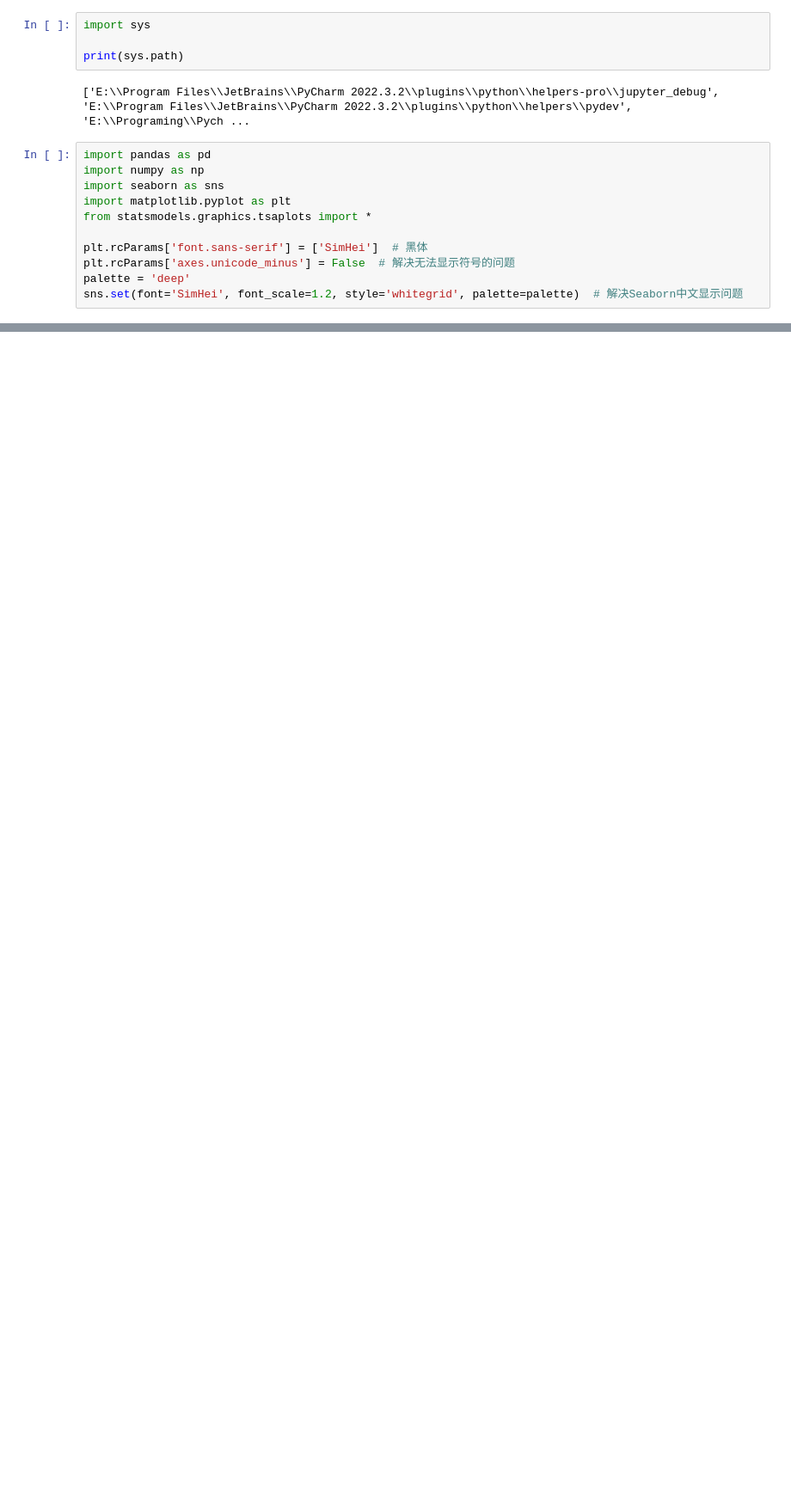
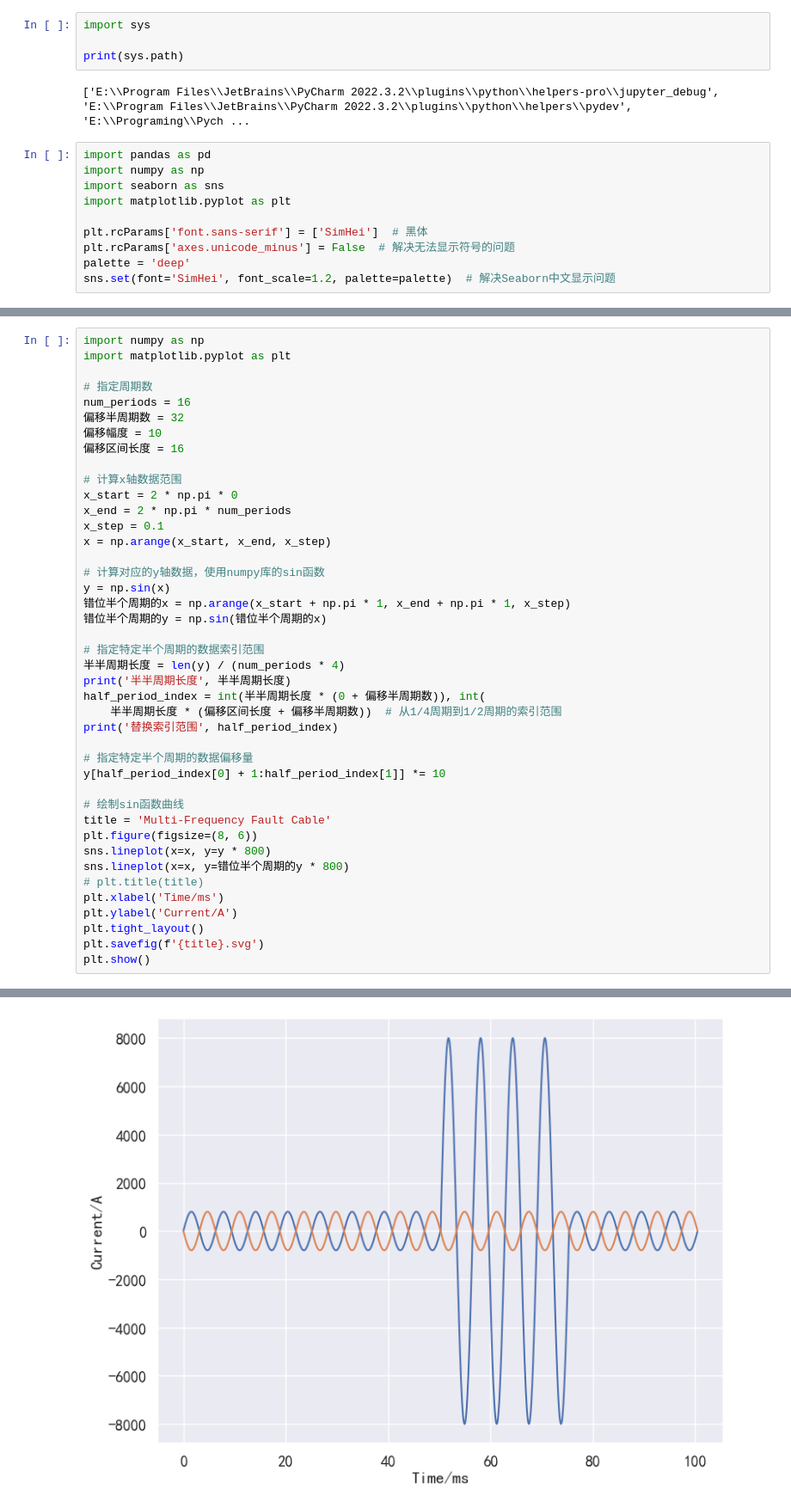
Before and after one commit to james-curtis/EIVolume, a Jupyter notebook: eivolume/paper/基于机器学习的电缆故障检测和诊断方法/main.ipynb, the cells around one changed output, grey strips where cells are left out. Shown at 86% size. Cells and saved outputs as stored; diff of their text form; blank space fills up the shorter version.

```diff
--- a/eivolume/paper/基于机器学习的电缆故障检测和诊断方法/main.ipynb
+++ b/eivolume/paper/基于机器学习的电缆故障检测和诊断方法/main.ipynb
@@ -9,9 +9,8 @@ import pandas as pd
 import numpy as np
 import seaborn as sns
 import matplotlib.pyplot as plt
-from statsmodels.graphics.tsaplots import *
 
 plt.rcParams['font.sans-serif'] = ['SimHei']  # 黑体
 plt.rcParams['axes.unicode_minus'] = False  # 解决无法显示符号的问题
 palette = 'deep'
-sns.set(font='SimHei', font_scale=1.2, style='whitegrid', palette=palette)  # 解决Seaborn中文显示问题
+sns.set(font='SimHei', font_scale=1.2, palette=palette)  # 解决Seaborn中文显示问题
@@ -17,0 +21,43 @@ sns.set(font='SimHei', font_scale=1.2, style='whitegrid', palette=palette)  #
+# %%
+import numpy as np
+import matplotlib.pyplot as plt
+
+# 指定周期数
+num_periods = 16
+偏移半周期数 = 32
+偏移幅度 = 10
+偏移区间长度 = 16
+
+# 计算x轴数据范围
+x_start = 2 * np.pi * 0
+x_end = 2 * np.pi * num_periods
+x_step = 0.1
+x = np.arange(x_start, x_end, x_step)
+
+# 计算对应的y轴数据，使用numpy库的sin函数
+y = np.sin(x)
+错位半个周期的x = np.arange(x_start + np.pi * 1, x_end + np.pi * 1, x_step)
+错位半个周期的y = np.sin(错位半个周期的x)
+
+# 指定特定半个周期的数据索引范围
+半半周期长度 = len(y) / (num_periods * 4)
+print('半半周期长度', 半半周期长度)
+half_period_index = int(半半周期长度 * (0 + 偏移半周期数)), int(
+    半半周期长度 * (偏移区间长度 + 偏移半周期数))  # 从1/4周期到1/2周期的索引范围
+print('替换索引范围', half_period_index)
+
+# 指定特定半个周期的数据偏移量
+y[half_period_index[0] + 1:half_period_index[1]] *= 10
+
+# 绘制sin函数曲线
+title = 'Multi-Frequency Fault Cable'
+plt.figure(figsize=(8, 6))
+sns.lineplot(x=x, y=y * 800)
+sns.lineplot(x=x, y=错位半个周期的y * 800)
+# plt.title(title)
+plt.xlabel('Time/ms')
+plt.ylabel('Current/A')
+plt.tight_layout()
+plt.savefig(f'{title}.svg')
+plt.show()
+# %% [output]
@@ -17,0 +66 @@ sns.set(font='SimHei', font_scale=1.2, style='whitegrid', palette=palette)  #
+[figure, added]
```
Also changed, not shown: parts of 16 cells of this notebook, 7 other files.
